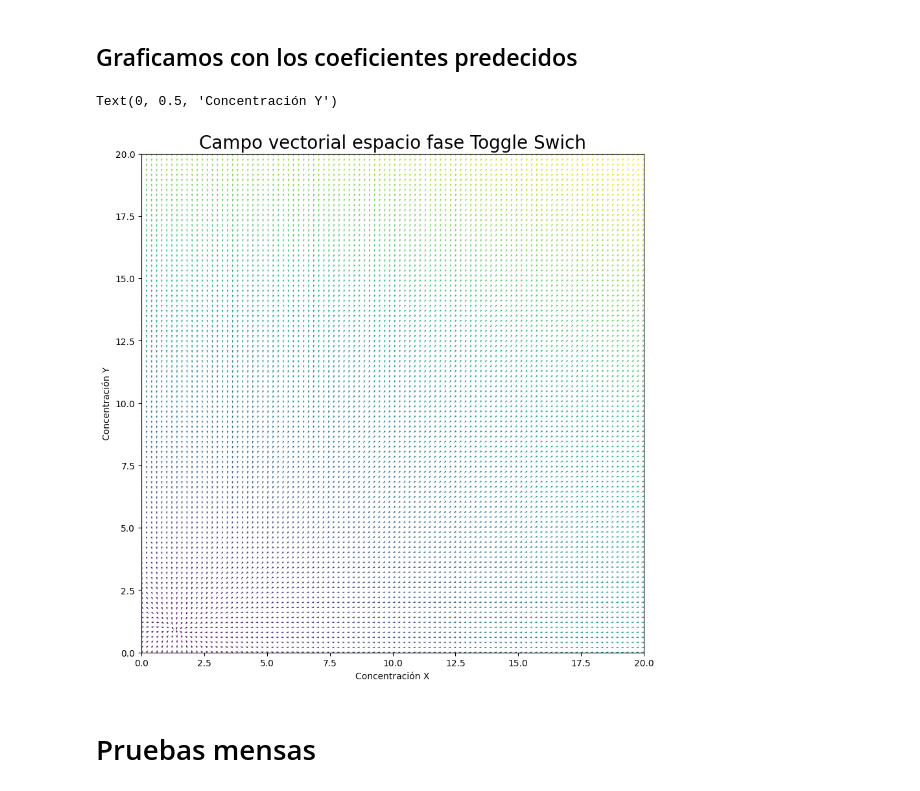
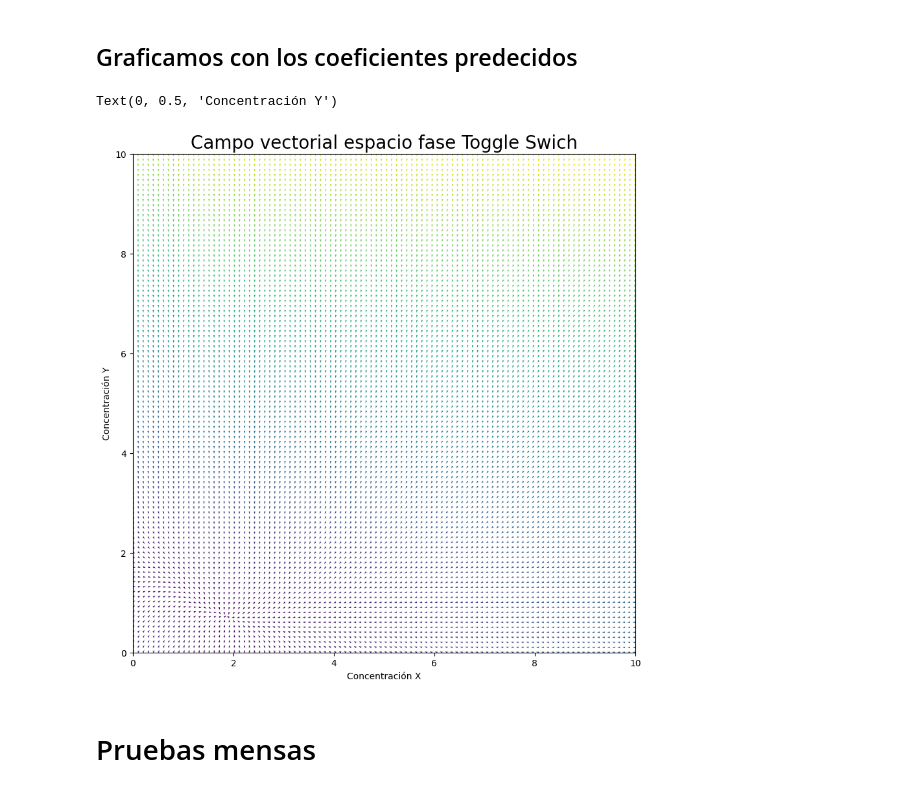
Before and after one commit to RafaSanCed/Tesis-Maestria, a Jupyter notebook: Creación de redes neuronales/Redes 100,200/Redes densas/Campos vectoriales 100.ipynb, the cells around one changed output. Saved outputs shown, nothing was run; the diff lists cells and outputs as text; code cells hidden in the pictures.

```diff
--- a/Creación de redes neuronales/Redes 100,200/Redes densas/Campos vectoriales 100.ipynb
+++ b/Creación de redes neuronales/Redes 100,200/Redes densas/Campos vectoriales 100.ipynb
@@ -276,9 +279,9 @@ for i in range(0, 1):
         return [dX_dt, dY_dt]
 
     x_range_neg = 0
-    x_range_pos = 20
+    x_range_pos = 10
     y_range_neg = 0
-    y_range_pos =20
+    y_range_pos =10
 
     y1 = np.linspace(x_range_neg, x_range_pos, 100)
     y2 = np.linspace(y_range_neg, y_range_pos, 100)
@@ -373,37 +376,37 @@ def f(t, y):
     return [dX_dt, dY_dt]
 
 x_range_neg = 0
-x_range_pos = 20
+x_range_pos = 10
 y_range_neg = 0
-y_range_pos = 20
+y_range_pos = 10
 
 y1 = np.linspace(x_range_neg, x_range_pos, 100)
 y2 = np.linspace(y_range_neg, y_range_pos, 100)
 
 Y1, Y2 = np.meshgrid(y1, y2)
 
 t1 = 0
 
 u, v = np.zeros(Y1.shape), np.zeros(Y2.shape)
 
 NI, NJ = Y1.shape
 
 u1, v1 = f(t1, [Y1, Y2])
 u, v = f(t1, [Y1, Y2])
 M = (np.hypot(u, v))
 u /= M
 v /= M
 
 plt.figure(figsize=(10, 10))
 Q = plt.quiver(Y1, Y2, u, v, M, angles='xy')
 plt.title('Campo vectorial espacio fase Toggle Swich', fontsize=20)
 plt.xlim([x_range_neg, x_range_pos])
 plt.ylim([y_range_neg, y_range_pos])
 plt.xlabel('Concentración X')
 plt.ylabel('Concentración Y')
 # %% [output]
 Text(0, 0.5, 'Concentración Y')
-[figure, old version]
+[figure, new version]
 # %% [markdown]
 # Pruebas mensas
 # %%
```
Also changed, not shown: parts of 6 cells of this notebook, 16 other files.
